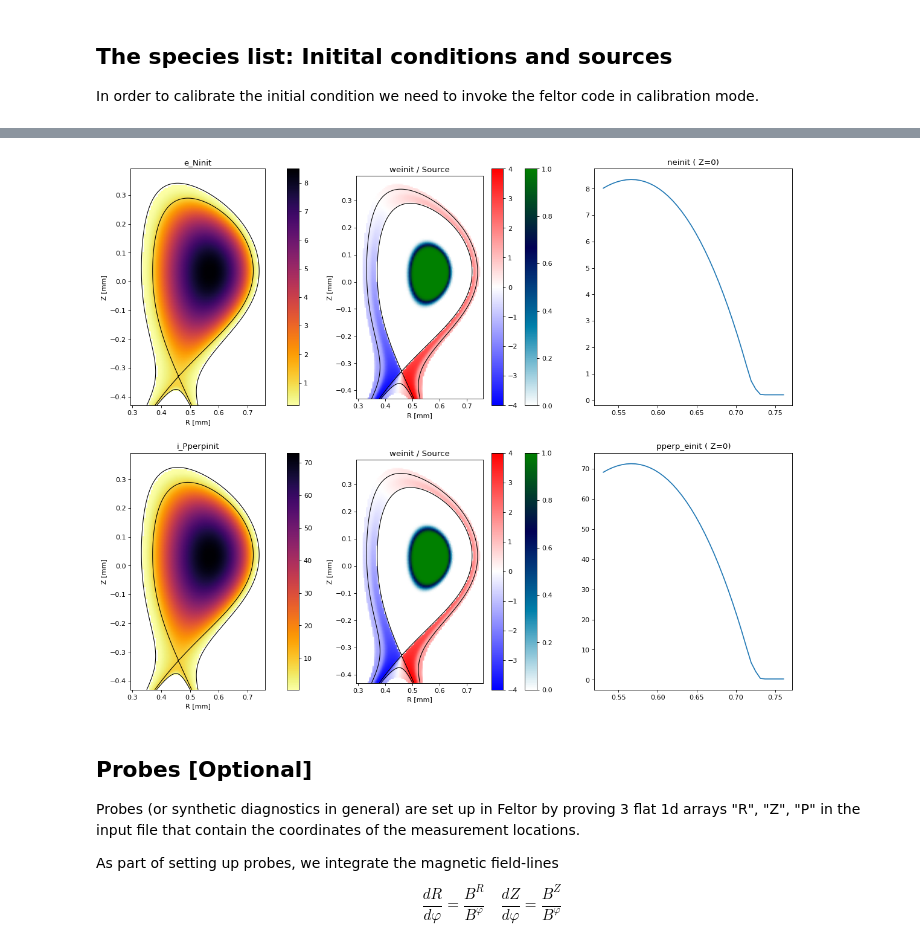
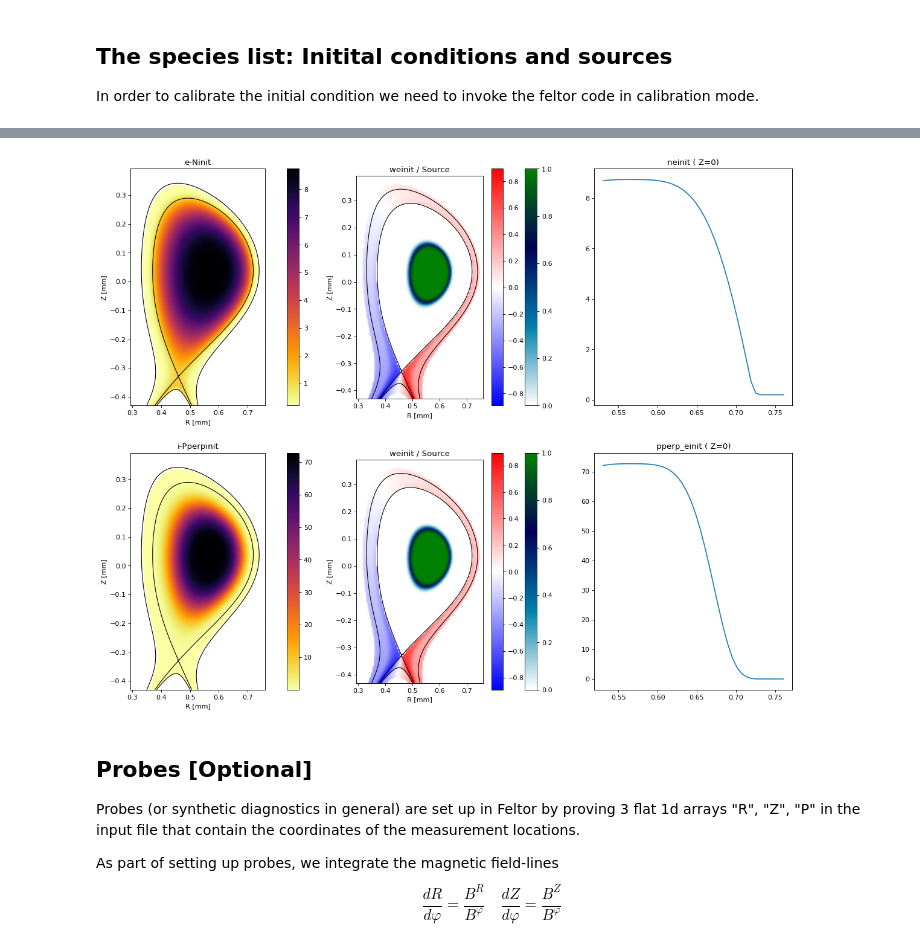
Before and after one commit to mwiesenberger/feltorutilities, a Jupyter notebook: thermal/COMPASS-setup.ipynb, the cells around one changed output, grey strips where cells are left out. Saved outputs shown, nothing was run; the diff lists cells and outputs as text; code cells hidden in the pictures.

Commit message:
Add polynomial profile and "floating" wall

```diff
--- a/thermal/COMPASS-setup.ipynb
+++ b/thermal/COMPASS-setup.ipynb
@@ -297,10 +530,9 @@ nprofile = {
         "sigma_z": 0.5,
     },
     "profile": {
-        "type": "aligned",
-        "npeak": 8.5,
-        "nsep": 1.0,
-        "background": 0.2,
+        "type": "polynomial-aligned",
+        "c" : coptn.tolist(),
+        "background": nbg,
     },
     "damping": {
         "type": "alignedPFR",
@@ -318,10 +550,9 @@ pprofile = {
         "sigma_z": 0.5,
     },
     "profile": {
-        "type": "aligned",
-        "npeak": 5625/params["T_e"],
-        "nsep":  625/params["T_e"],
-        "background": 20/params["T_e"],
+        "type": "polynomial-aligned",
+        "c" : multiply_polynomials( coptt, coptn),
+        "background": nbg*tbg,
     },
     "damping": {
         "type": "alignedPFR",
@@ -342,11 +573,12 @@ inputfile["species"] = [
         "pi" : 0.73,
         "source":
         {
+            "minrate" : 1.0, # These should be the same for all species
+            "minbeta" : 0.25, # minalpha = minbeta*minn
+            "minn": minne, # Can be different for different species
+            "mint" : mint, # There can be only one minimum temperature (because of equilibrium collisions)
             "density" :
             {
-                "minne": 0.2,
-                "minrate": 1.0,
-                "minalpha": 0.1,
                 "type": "fixed_profile",
                 "rate" : 1e-3,
                 "profile": nprofile["profile"],
@@ -387,11 +619,13 @@ inputfile["species"] = [
         "kappa" : 3.9,
         "pi" : 0.96,
         "source": {
+            "minrate" : 1.0, # These should be the same for all species
+            "minbeta" : 0.25, # minalpha = minbeta*minn
+            "minn": minne, # Can be different for different numerical species
+            "mint" : mint, # There can be only one minimum temperature (because of equilibrium collisions)
             "density":
             {
-                "minne": 0.2,
-                "minrate": 1.0,
-                "minalpha": 0.1,
+
                 "type": "fixed_profile",
                 "rate" : 1e-3,
                 "profile": nprofile["profile"],
@@ -434,7 +668,7 @@ frows = 2
 fcols = 3
 fig,axs=plt.subplots(frows,fcols,figsize=(fcols*6,frows*4*grid_ratio),dpi= 80, facecolor='w', edgecolor='k')
 ax = axs[0][0]
-name = "e_Ninit"
+name = "e-Ninit"
 plot = ncin[name][:,:]
 plot = np.ma.masked_array( plot, plot==inputfile["species"][1]["init"]["density"]["profile"]["background"])
 im = ax.pcolormesh(x, y, plot,
@@ -445,12 +679,12 @@ plot_lvls(ax, R, Z, rhop,wall["boundary"])
 ax.set_title( name)
 
 ax = axs[0][1]
-name = "e_SN"
+name = "e-SN"
 plot = ncin[name][:,:]
 plot = np.ma.masked_array( plot, plot==0)
 im = ax.pcolormesh(x, y, plot, cmap="ocean_r", shading="gouraud")
 fig.colorbar(im, ax=ax)
-name = "e_Winit"
+name = "e-Winit"
 plot = ncin[name][:,:]
 plot = np.ma.masked_array( plot, plot==0)
 im = ax.pcolormesh(x, y, plot, cmap="bwr", shading="gouraud")
@@ -464,45 +698,45 @@ for ax in [axs[0][0], axs[0][1]]:
     ax.set_ylabel( "Z [mm]")
 ax = axs[0][2]
 Z0idx = np.argmin( np.abs( y-0))
-ax.plot( x[x.size//2:], ncin["e_Ninit"][Z0idx, x.size//2 : ])
+ax.plot( x[x.size//2:], ncin["e-Ninit"][Z0idx, x.size//2 : ])
 ax.set_title( "neinit ( Z=0)")
 ####################### 2nd row ##############################
 ax = axs[1][0]
-name = "i_Pperpinit"
+name = "i-Pperpinit"
 plot = ncin[name][:,:]
 plot = np.ma.masked_array( plot, plot==inputfile["species"][1]["init"]["pperp"]["profile"]["background"])
 im = ax.pcolormesh(x, y, plot,
                       cmap="inferno_r", shading="gouraud")
 fig.colorbar(im, ax=ax)
 plot_lvls(ax, R, Z, rhop,wall["boundary"])
 
 ax.set_title( name)
 
 ax = axs[1][1]
-name = "e_SPperp"
+name = "e-SPperp"
 plot = ncin[name][:,:]
 plot = np.ma.masked_array( plot, plot==0)
 im = ax.pcolormesh(x, y, plot, cmap="ocean_r", shading="gouraud")
 fig.colorbar(im, ax=ax)
-name = "i_Winit"
+name = "i-Winit"
 plot = ncin[name][:,:]
 plot = np.ma.masked_array( plot, plot==0)
 im = ax.pcolormesh(x, y, plot, cmap="bwr", shading="gouraud")
 fig.colorbar(im, ax=ax)
 plot_lvls(ax, R, Z, rhop,wall["boundary"])
 ax.set_title( "weinit / Source")
 
 for ax in [axs[1][0], axs[1][1]]:
     ax.axis("scaled")
     ax.set_xlabel( "R [mm]")
     ax.set_ylabel( "Z [mm]")
 ax = axs[1][2]
 Z0idx = np.argmin( np.abs( y-0))
-ax.plot( x[x.size//2:], ncin["e_Pperpinit"][Z0idx, x.size//2 : ])
+ax.plot( x[x.size//2:], ncin["e-Pperpinit"][Z0idx, x.size//2 : ])
 ax.set_title( "pperp_einit ( Z=0)")
 plt.show()
 # %% [output]
-[figure, old version]
+[figure, new version]
 # %%
 # A routine to find the separatrix for given Z value
 def find_sepR( mag, Rstart, Z0):
```
Also changed, not shown: parts of 14 cells of this notebook, 1 other file.
